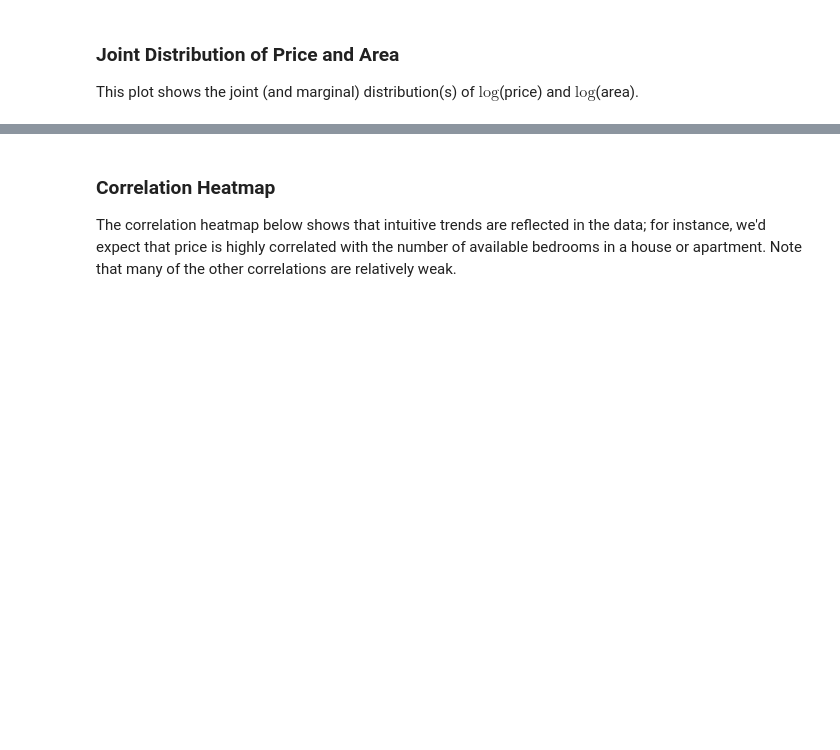
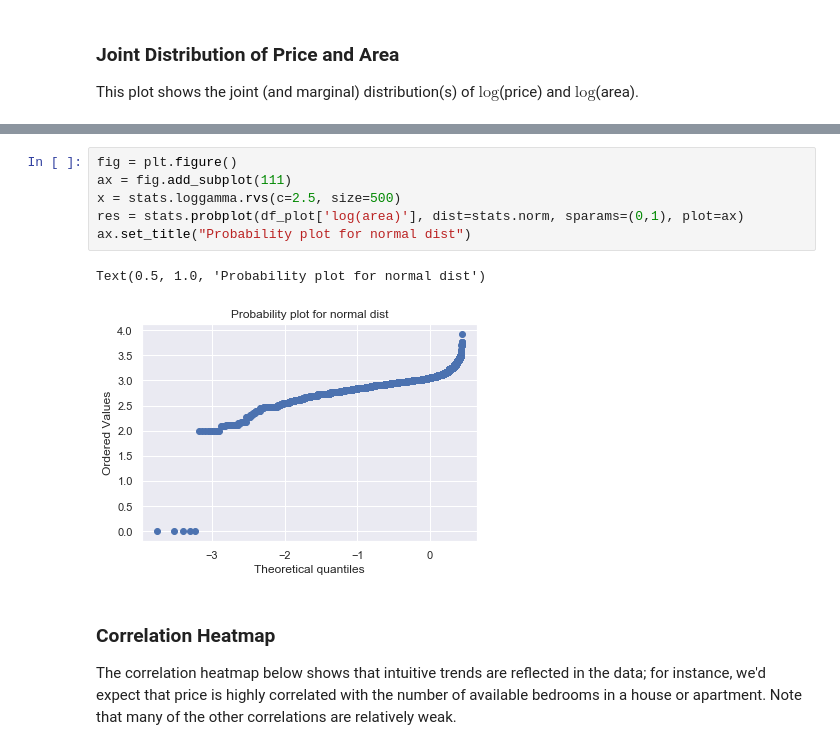
Before and after one commit to lilyzhai/housing-survey, a Jupyter notebook: EDA/EDA - final.ipynb, the cells around one changed output, grey strips where cells are left out. Cells and saved outputs as stored; diff of their text form; blank space fills up the shorter version.

```diff
--- a/EDA/EDA - final.ipynb
+++ b/EDA/EDA - final.ipynb
@@ -150,3 +152,12 @@ plt.savefig('figures/area-vs-price.png', dpi=300)
+# %%
+fig = plt.figure()
+ax = fig.add_subplot(111)
+x = stats.loggamma.rvs(c=2.5, size=500)
+res = stats.probplot(df_plot['log(area)'], dist=stats.norm, sparams=(0,1), plot=ax)
+ax.set_title("Probability plot for normal dist")
+# %% [output]
+Text(0.5, 1.0, 'Probability plot for normal dist')
+[figure, added]
 # %% [markdown]
 ### Correlation Heatmap
 The correlation heatmap below shows that intuitive trends are reflected in the data; for instance, we'd expect that price is highly correlated with the number of available bedrooms in a house or apartment. Note that many of the other correlations are relatively weak.
```
Also changed, not shown: parts of 2 cells of this notebook, 2 other files.
